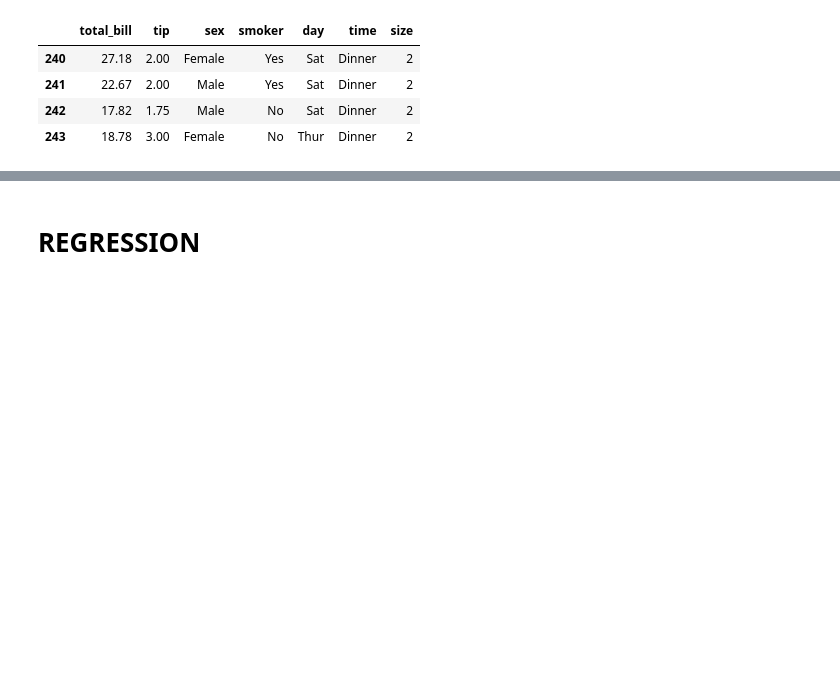
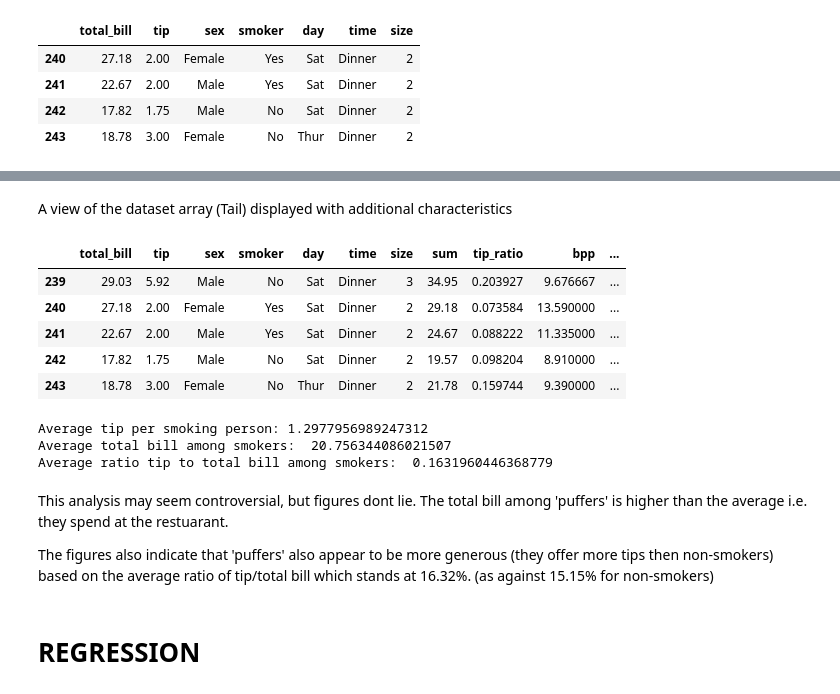
Before and after one commit to oprinceisaac/Fundamentals-DA-Assignment, a Jupyter notebook: Fundamentals-DA-Assignment.ipynb, the cells around one changed output, grey strips where cells are left out. Cells and saved outputs as stored; diff of their text form; code cells hidden in the pictures; blank space fills up the shorter version.

```diff
--- a/Fundamentals-DA-Assignment.ipynb
+++ b/Fundamentals-DA-Assignment.ipynb
@@ -94,0 +102,12 @@ tips.tail(4)
+# %%
+# new column created - sum of total bill and tip
+tips["sum"] = tips["total_bill"]+tips["tip"]   # appended at the end of the array
+
+# new column created - ratio of tip to sum
+tips["tip_ratio"] = tips["tip"]/tips["total_bill"]
+
+# add column: bpp - bill person
+tips["bpp"] = tips["total_bill"]/tips["size"]
+
+# add column: tpp - tip per person
+tips["tpp"] = tips["tip"]/tips["size"]
@@ -95,3 +139,33 @@ tips.tail(4)
+# %% [markdown]
+A view of the dataset array (Tail) displayed with additional characteristics
+# %%
+tips.tail(5)
+# %% [output]
+|  | total_bill | tip | sex | smoker | day | time | size | sum | tip_ratio | bpp | ... |
+| 239 | 29.03 | 5.92 | Male | No | Sat | Dinner | 3 | 34.95 | 0.203927 | 9.676667 | ... |
+| 240 | 27.18 | 2.00 | Female | Yes | Sat | Dinner | 2 | 29.18 | 0.073584 | 13.590000 | ... |
+| 241 | 22.67 | 2.00 | Male | Yes | Sat | Dinner | 2 | 24.67 | 0.088222 | 11.335000 | ... |
+| 242 | 17.82 | 1.75 | Male | No | Sat | Dinner | 2 | 19.57 | 0.098204 | 8.910000 | ... |
+| 243 | 18.78 | 3.00 | Female | No | Thur | Dinner | 2 | 21.78 | 0.159744 | 9.390000 | ... |
+# %%
+print("Average tip per smoking person:", tips[tips["smoker"] == "Yes"]["tpp"].mean())
+
+
+print("Average total bill among smokers: ", tips[tips["smoker"] == "Yes"]["total_bill"].mean())
+
+
+tips["ratio_puff"] = tips[tips["smoker"] == "Yes"]["tip"]/tips[tips["smoker"] == "Yes"]["total_bill"]
+
+
+print("Average ratio tip to total bill among smokers: ", tips["ratio_puff"] .mean())
+# %% [output]
+Average tip per smoking person: 1.2977956989247312
+Average total bill among smokers:  20.756344086021507
+Average ratio tip to total bill among smokers:  0.1631960446368779
+# %% [markdown]
+This analysis may seem controversial, but figures dont lie. The total bill among 'puffers' is higher than the average i.e. they spend at the restuarant.
+
+The figures also indicate that 'puffers' also appear to be more generous (they offer more tips then non-smokers) based on the average ratio of tip/total bill which stands at 16.32%. (as against 15.15% for non-smokers)
 # %%
 https://www.geeksforgeeks.org/python-pandas-dataframe-describe-method/
 # %% [markdown]
```
Also changed, not shown: parts of 5 cells of this notebook.
